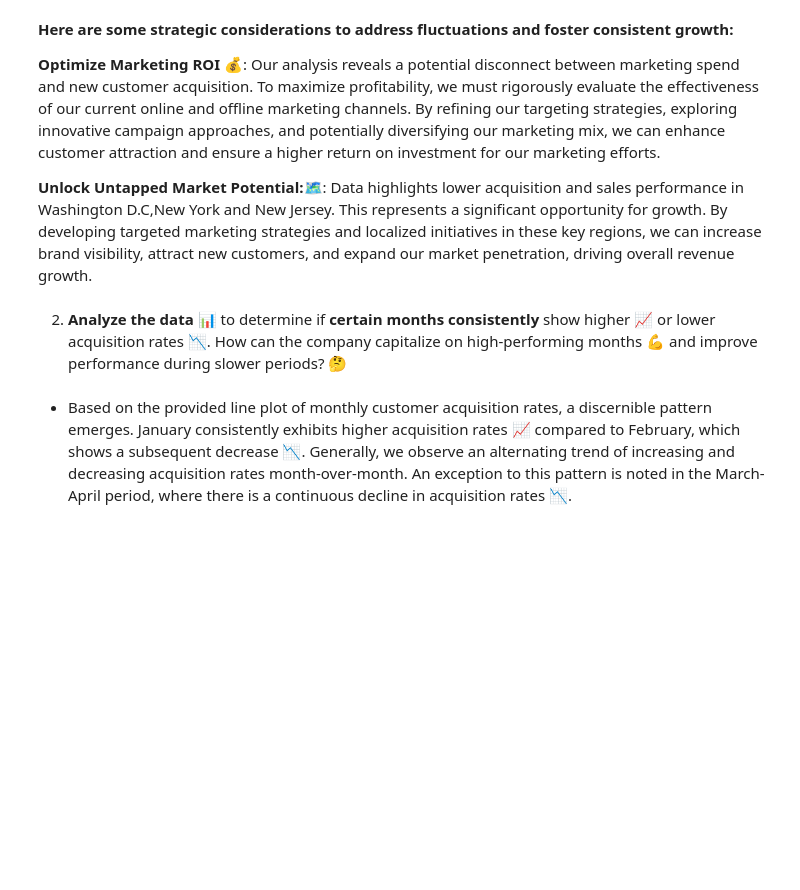
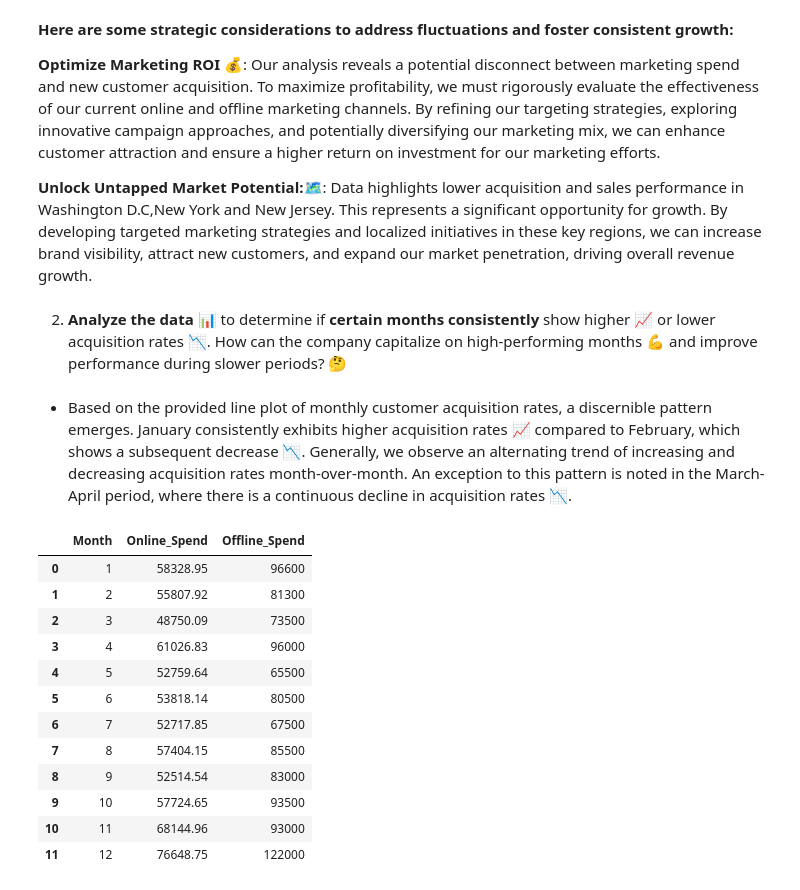
Before and after one commit to Smita569/E-commerce_Marketing_and_sales, a Jupyter notebook: E_commerce_Marketing_and_sales_Business_Case.ipynb, the cells around one changed output. Cells and saved outputs as stored; diff of their text form; code cells hidden in the pictures; blank space fills up the shorter version.

```diff
--- a/E_commerce_Marketing_and_sales_Business_Case.ipynb
+++ b/E_commerce_Marketing_and_sales_Business_Case.ipynb
@@ -135,3 +135,23 @@ plt.show()
 
 
 *  Based on the provided line plot of monthly customer acquisition rates, a discernible pattern emerges. January consistently exhibits higher acquisition rates 📈 compared to February, which shows a subsequent decrease 📉. Generally, we observe an alternating trend of increasing and decreasing acquisition rates month-over-month. An exception to this pattern is noted in the March-April period, where there is a continuous decline in acquisition rates 📉.
+# %%
+# Extract the month from the 'Date' column and create a new 'Month' column.
+df_marketingSpend['Month']=pd.to_datetime(df_marketingSpend['Date']).dt.month
+# Group the DataFrame by the extracted 'Month' and calculate the sum of 'Online_Spend' and 'Offline_Spend' for each month.
+monthly_marketing_spend=df_marketingSpend.groupby('Month')[['Online_Spend','Offline_Spend']].sum().reset_index()
+monthly_marketing_spend
+# %% [output]
+|  | Month | Online_Spend | Offline_Spend |
+| 0 | 1 | 58328.95 | 96600 |
+| 1 | 2 | 55807.92 | 81300 |
+| 2 | 3 | 48750.09 | 73500 |
+| 3 | 4 | 61026.83 | 96000 |
+| 4 | 5 | 52759.64 | 65500 |
+| 5 | 6 | 53818.14 | 80500 |
+| 6 | 7 | 52717.85 | 67500 |
+| 7 | 8 | 57404.15 | 85500 |
+| 8 | 9 | 52514.54 | 83000 |
+| 9 | 10 | 57724.65 | 93500 |
+| 10 | 11 | 68144.96 | 93000 |
+| 11 | 12 | 76648.75 | 122000 |
```
Also changed, not shown: parts of 2 cells of this notebook.
